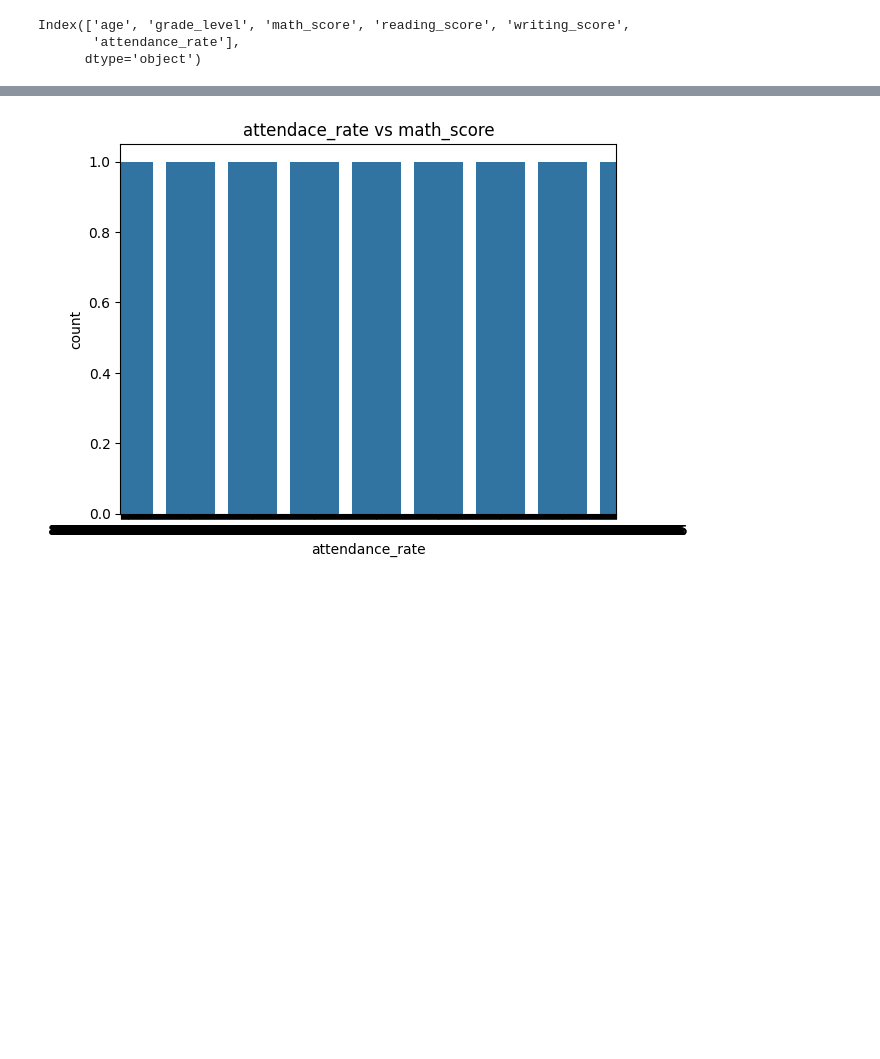
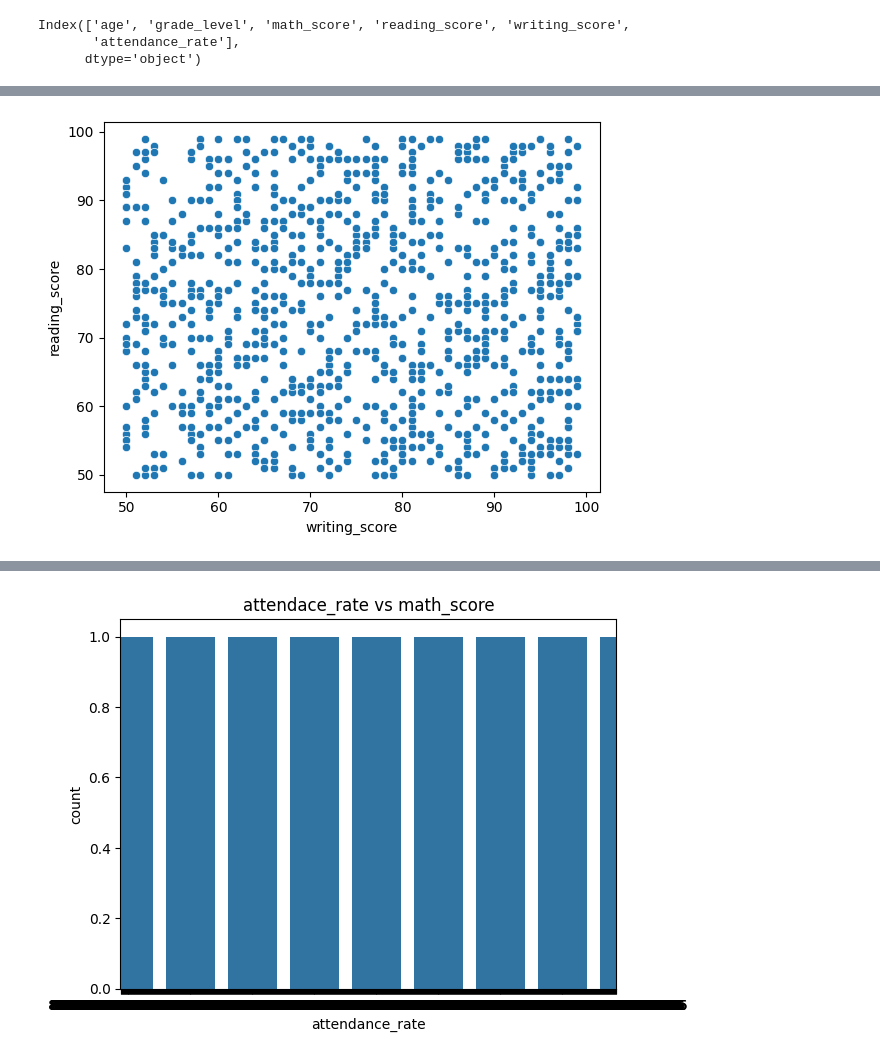
Before and after one commit to deekshakb629-design/Miniproject1, a Jupyter notebook: miniproject01.ipynb, the cells around one changed output, grey strips where cells are left out. Saved outputs shown, nothing was run; the diff lists cells and outputs as text; code cells hidden in the pictures; blank space fills up the shorter version.

```diff
--- a/miniproject01.ipynb
+++ b/miniproject01.ipynb
@@ -78,0 +136,6 @@ Index(['age', 'grade_level', 'math_score', 'reading_score', 'writing_score',
+# %%
+sns.scatterplot(x = 'writing_score', y = 'reading_score', data = df)
+
+plt.show()
+# %% [output]
+[figure, added]
```
Also changed, not shown: parts of 13 cells of this notebook.
